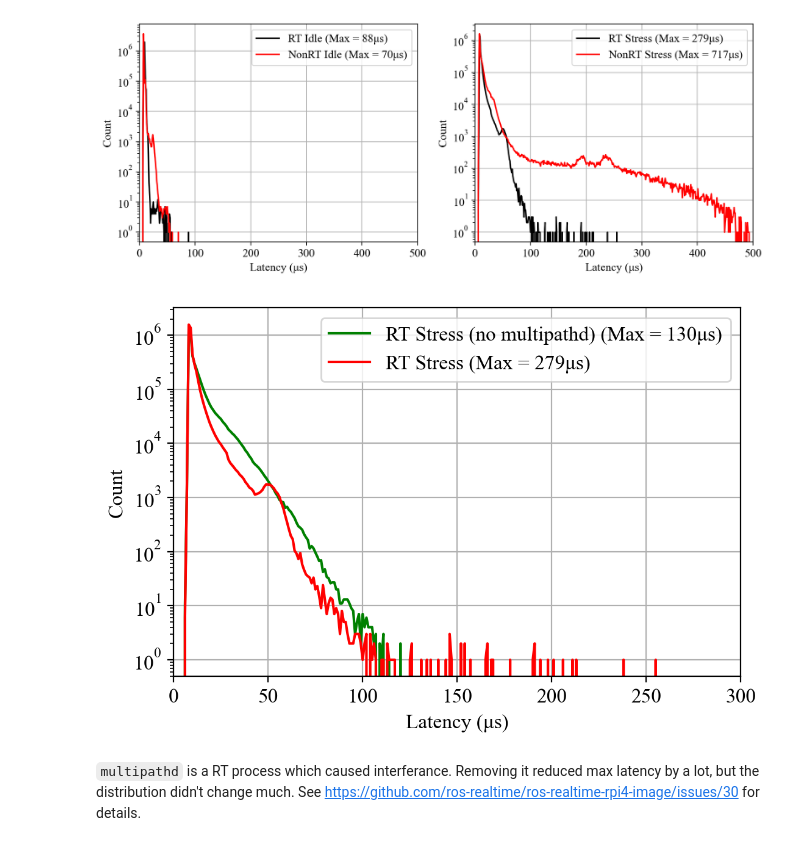
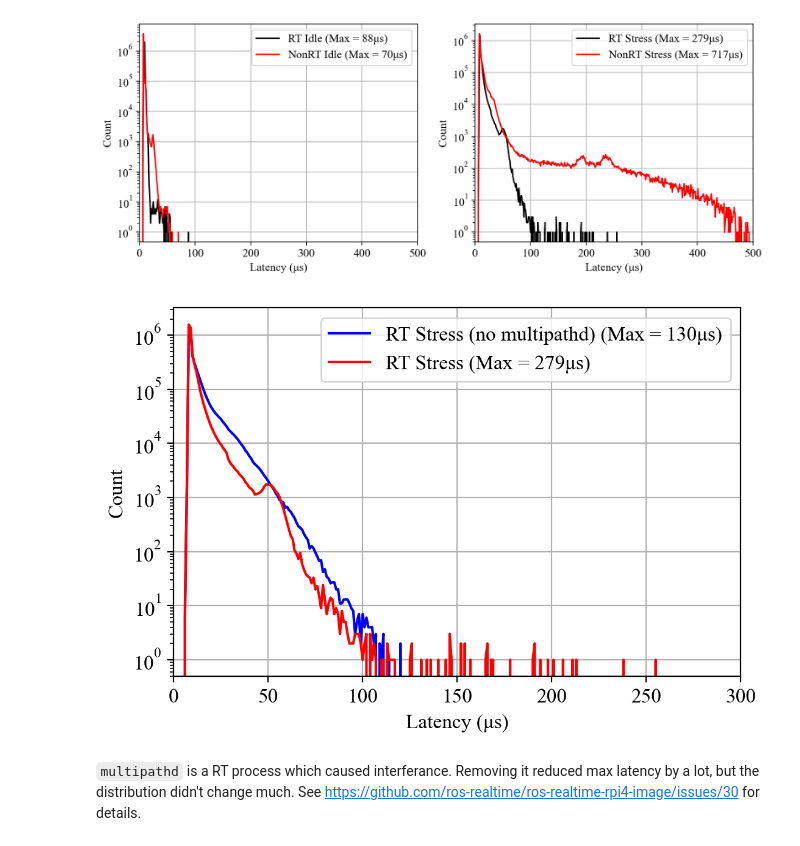
Before and after one commit to cactusdynamics/cactus-rt, a Jupyter notebook: data/cyclictest-rpi4/plot.ipynb, the cells around one changed output. Drawn from its saved outputs; the diff is of its cells as text; code cells hidden in the pictures.

```diff
--- a/data/cyclictest-rpi4/plot.ipynb
+++ b/data/cyclictest-rpi4/plot.ipynb
@@ -176,14 +176,14 @@ fig.savefig("rt-vs-non-rt-cyclic-test.svg")
 # %%
 fig = plt.figure()
 ax = fig.add_subplot(1, 1, 1)
 
 # idle = load_histogram("data/idle-cyclictest.log", style="k-", label="RT Idle")
 stress = load_histogram("data/stress-cyclictest.log", style="r-", label="RT Stress")
-stress_no_mp = load_histogram("data/rt-stress-no-multipathd-cyclictest.log", style="g-", label="RT Stress (no multipathd)")
+stress_no_mp = load_histogram("data/rt-stress-no-multipathd-cyclictest.log", style="b-", label="RT Stress (no multipathd)")
 
 plot_data((stress_no_mp, stress), ax=ax, xlim=(0, 300))
 fig.savefig("rt-vs-rt-no-multipathd.svg")
 # %% [output]
-[figure, old version]
+[figure, new version]
 # %% [markdown]
 `multipathd` is a RT process which caused interferance. Removing it reduced max latency by a lot, but the distribution didn't change much. See https://github.com/ros-realtime/ros-realtime-rpi4-image/issues/30 for details.
```
